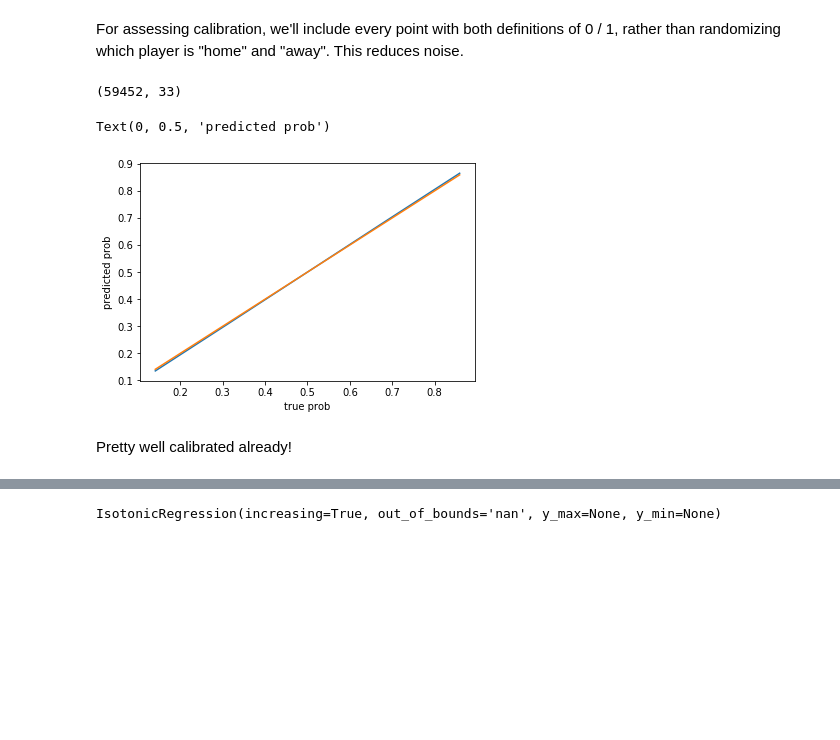
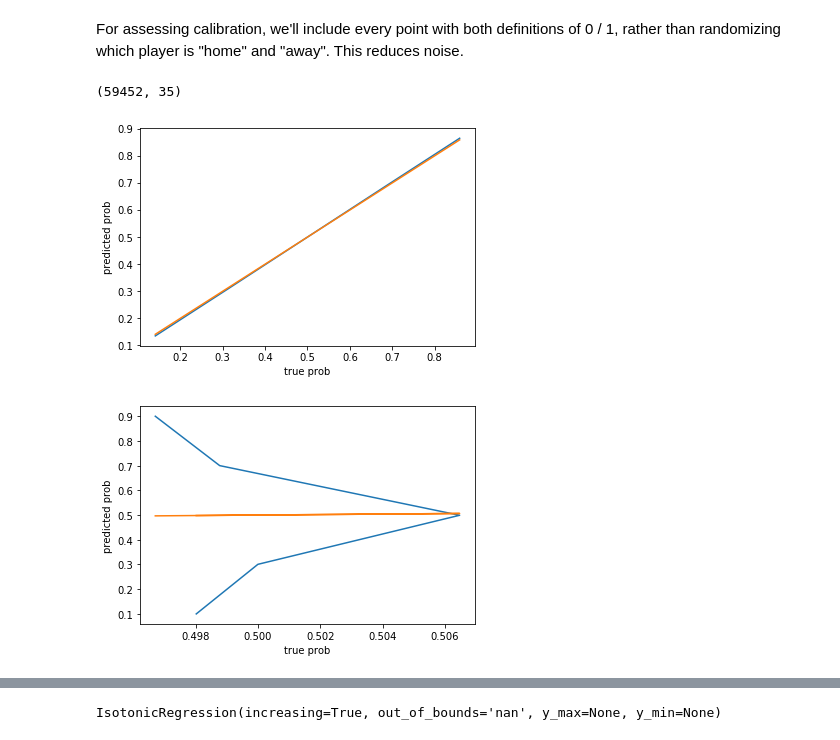
Before and after one commit to siddjagadish/tennis_new, a Jupyter notebook: tennis_new/notebooks/model_fitting/ELO/elo_v_odds.ipynb, the cells around one changed output, grey strips where cells are left out. Saved outputs shown, nothing was run; the diff lists cells and outputs as text; code cells hidden in the pictures; blank space fills up the shorter version.

```diff
--- a/tennis_new/notebooks/model_fitting/ELO/elo_v_odds.ipynb
+++ b/tennis_new/notebooks/model_fitting/ELO/elo_v_odds.ipynb
@@ -521,6 +517,10 @@ w = jd[
     (jd['tourney_surface'] == "Hard") &
     (jd['elo_match_prediction'].notnull())
 ].copy()
+# %%
+w['best_of'] = w['tourney_title'].map(
+    lambda x: 5 if x in ('US Open', 'Australian Open') else 3  # Hardcoded
+)
 # %% [markdown]
 For assessing calibration, we'll include every point with both definitions of 0 / 1, rather than randomizing which player is "home" and "away".  This reduces noise.
 # %%
@@ -533,21 +533,27 @@ reverse['y'] = 0
 calibrate_df = pd.concat([
     w, reverse
 ])
+# %%
+calibrate_df['random_pred'] = np.random.uniform(0, 1, size=calibrate_df.shape[0])
 # %%
 calibrate_df.shape
 # %% [output]
-(59452, 33)
+(59452, 35)
 # %%
 from sklearn.calibration import calibration_curve
 from matplotlib import pyplot as plt
 
-_x, _y = calibration_curve(calibrate_df['y'], calibrate_df['pred'], 20)
-plt.plot(_x, _y)
-plt.plot(_x, _x)
-plt.xlabel('true prob')
-plt.ylabel('predicted prob')
+def plot_calibration_curve(df, pred_col, n_points=50):
+    _x, _y = calibration_curve(df['y'], df[pred_col], 50)
+    plt.plot(_x, _y)
+    plt.plot(_x, _x)
+    plt.xlabel('true prob')
+    plt.ylabel('predicted prob')
+
+plot_calibration_curve(calibrate_df, 'pred')
 # %% [output]
-Text(0, 0.5, 'predicted prob')
 [figure]
-# %% [markdown]
-Pretty well calibrated already!
+# %%
+plot_calibration_curve(calibrate_df, 'random_pred')
+# %% [output]
+[figure, added]
```
Also changed, not shown: parts of 47 cells of this notebook, 1 other file.
